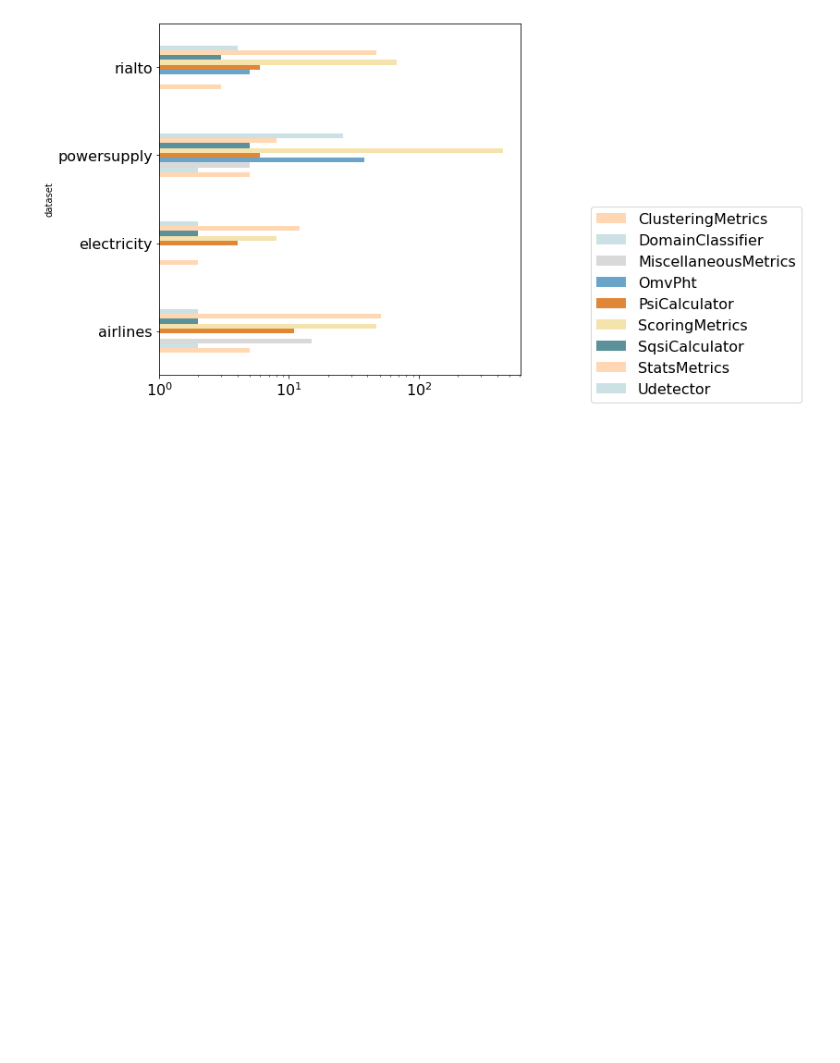
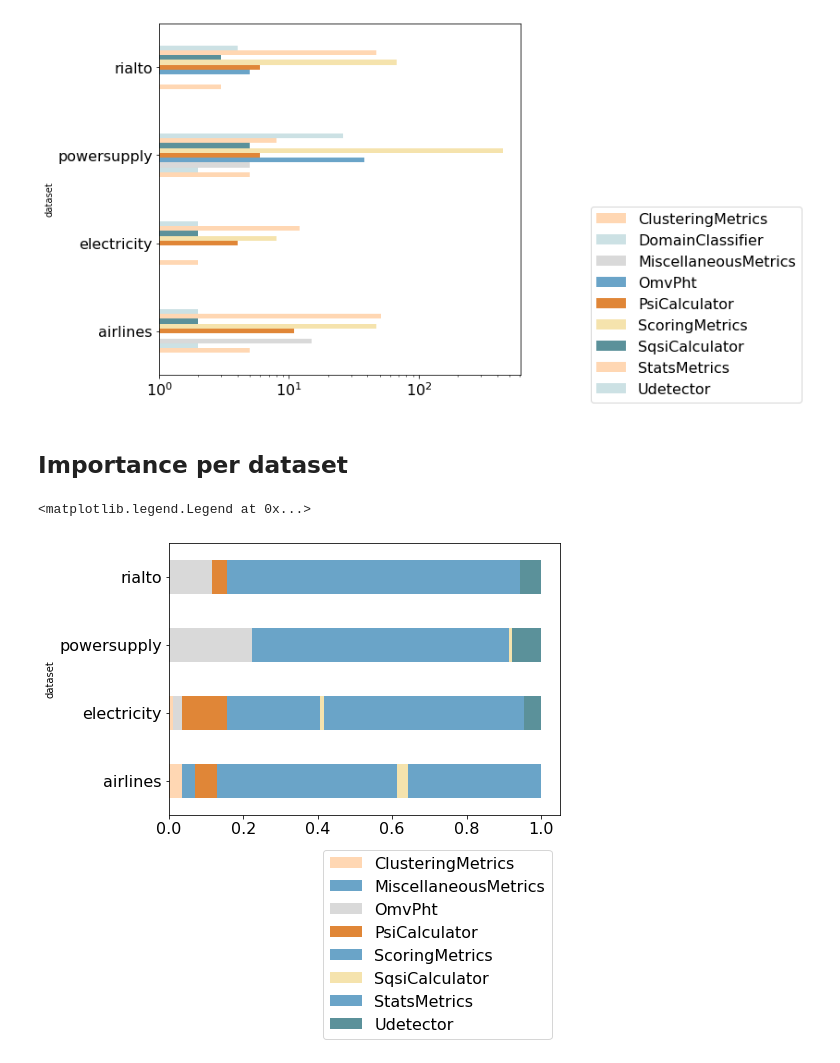
Before and after one commit to feamelo/drift-meta-learning, a Jupyter notebook: src/experiments/results/result_importances.ipynb, the cells around one changed output. Cells and saved outputs as stored; diff of their text form; code cells hidden in the pictures; blank space fills up the shorter version.

```diff
--- a/src/experiments/results/result_importances.ipynb
+++ b/src/experiments/results/result_importances.ipynb
@@ -301,3 +301,27 @@ feat_count.plot.barh(figsize=(7,7), fontsize=16, color=COLORS, log=True).legend(
 # %% [output]
 <matplotlib.legend.Legend at 0x...>
 [figure]
+# %% [markdown]
+## Importance per dataset
+# %%
+COLORS = [
+    "#ffd7b3", # orange
+    "#6aa4c8ff", # blue
+    #"#cce1e4", # green
+    "#d9d9d9", # grey
+    "#E08637", # dark orange
+    "#6aa4c8ff", # blue
+    "#F5E3AD", # yellow
+    "#6aa4c8ff", # blue
+    "#5B919A", # dark green
+    ]
+
+total_imp_dict = top_n_imps[["dataset", "importance"]].groupby(["dataset"]).sum().to_dict()["importance"]
+dataset_df = top_n_imps[["dataset", "mfe_type", "importance"]].groupby(["dataset", "mfe_type"]).sum().reset_index()
+dataset_df["importance"] = dataset_df.apply(lambda  x: x["importance"]/total_imp_dict[x["dataset"]], axis=1)
+dataset_df = dataset_df.pivot(index="dataset", columns="mfe_type")
+dataset_df.columns = dataset_df.columns.droplevel()
+dataset_df.plot.barh(figsize=(7, 5), fontsize=16, color=COLORS, stacked=True).legend(loc='best', prop={'size': 16}, bbox_to_anchor=(1, -0.1))
+# %% [output]
+<matplotlib.legend.Legend at 0x...>
+[figure, added]
```
Also changed, not shown: parts of 3 cells of this notebook, 1 other file.
